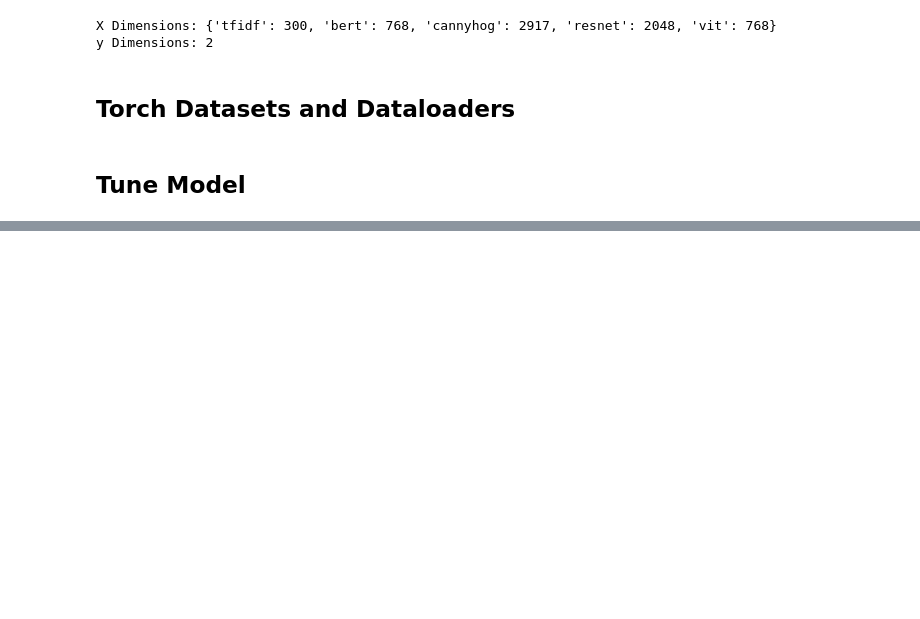
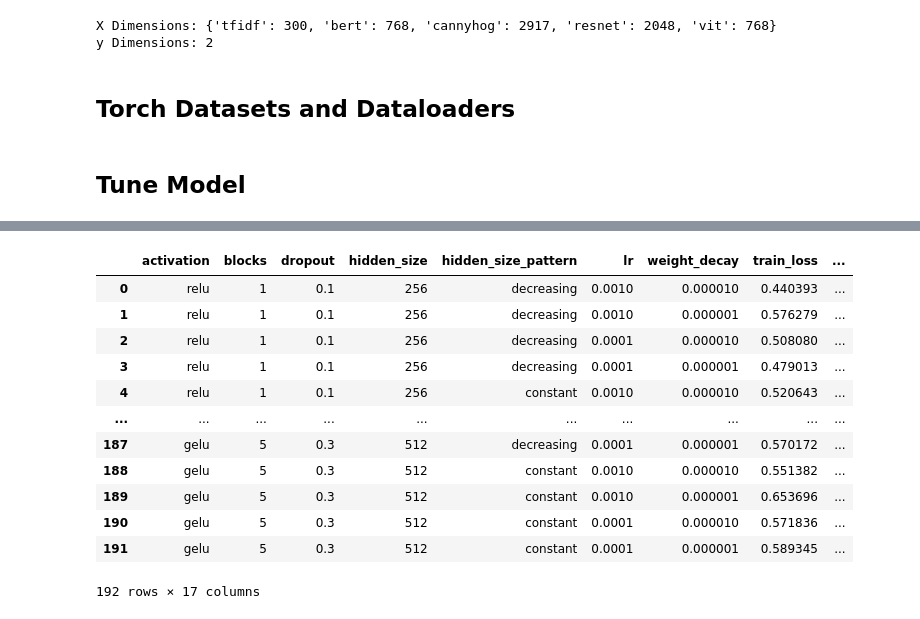
Before and after one commit to dimitris-kr/AgoraPottery, a Jupyter notebook: 02_chronology_prediction/NN/regression/02_model_tuning.ipynb, the cells around one changed output, grey strips where cells are left out. Cells and saved outputs as stored; diff of their text form; code cells hidden in the pictures; blank space fills up the shorter version.

```diff
--- a/02_chronology_prediction/NN/regression/02_model_tuning.ipynb
+++ b/02_chronology_prediction/NN/regression/02_model_tuning.ipynb
@@ -68,17 +68,26 @@ loaders = create_pottery_dataloaders(datasets, batch_size=64)
 # %% [markdown]
 ## Tune Model
 # %%
+criterion = nn.MSELoss()
+metrics = metrics_r
+
 param_grid = {
     # Architecture Params
-    "hidden_size": [128, 256, 512, 1024],
-    "activation": [nn.ReLU, nn.GELU],
-    "dropout": [0, 0.1, 0.3, 0.5],
-    "blocks": [1, 2, 3, 5, 10],
+    # "hidden_size": [128, 256, 512, 1024],
+    "hidden_size": [256, 512],
+    "activation": ["relu", "gelu"],
+    # "dropout": [0, 0.1, 0.3, 0.5],
+    "dropout": [0.1, 0.3],
+    # "blocks": [1, 2, 3, 5, 10],
+    "blocks": [1, 3, 5],
+    "hidden_size_pattern": ["decreasing", "constant"],
 
     # Training Params
-    "lr": [1e-2, 1e-3, 1e-4, 1e-5],
-    "weight_decay": [1e-5, 1e-6, 1e-7],
+    # "lr": [1e-2, 1e-3, 1e-4, 1e-5],
+    "lr": [1e-3, 1e-4],
+    # "weight_decay": [1e-5, 1e-6, 1e-7],
+    "weight_decay": [1e-5, 1e-6],
 }
 # %%
-tune(param_grid, X_dim["tfidf"], y_dim, device)
+results = tune(param_grid, [X_dim["tfidf"]], y_dim, loaders["train"]["tfidf"], loaders["val"]["tfidf"], criterion, metrics, device, ["mae"], y_scaler, chronology_target="years")
 # %% [output]
@@ -101,0 +111,16 @@ tune(param_grid, X_dim["tfidf"], y_dim, device)
+# %%
+results
+# %% [output]
+|  | activation | blocks | dropout | hidden_size | hidden_size_pattern | lr | weight_decay | train_loss | ... |
+| 0 | relu | 1 | 0.1 | 256 | decreasing | 0.0010 | 0.000010 | 0.440393 | ... |
+| 1 | relu | 1 | 0.1 | 256 | decreasing | 0.0010 | 0.000001 | 0.576279 | ... |
+| 2 | relu | 1 | 0.1 | 256 | decreasing | 0.0001 | 0.000010 | 0.508080 | ... |
+| 3 | relu | 1 | 0.1 | 256 | decreasing | 0.0001 | 0.000001 | 0.479013 | ... |
+| 4 | relu | 1 | 0.1 | 256 | constant | 0.0010 | 0.000010 | 0.520643 | ... |
+| ... | ... | ... | ... | ... | ... | ... | ... | ... | ... |
+| 187 | gelu | 5 | 0.3 | 512 | decreasing | 0.0001 | 0.000001 | 0.570172 | ... |
+| 188 | gelu | 5 | 0.3 | 512 | constant | 0.0010 | 0.000010 | 0.551382 | ... |
+| 189 | gelu | 5 | 0.3 | 512 | constant | 0.0010 | 0.000001 | 0.653696 | ... |
+| 190 | gelu | 5 | 0.3 | 512 | constant | 0.0001 | 0.000010 | 0.571836 | ... |
+| 191 | gelu | 5 | 0.3 | 512 | constant | 0.0001 | 0.000001 | 0.589345 | ... |
+192 rows × 17 columns
```
Also changed, not shown: parts of 3 cells of this notebook, 3 other files.
